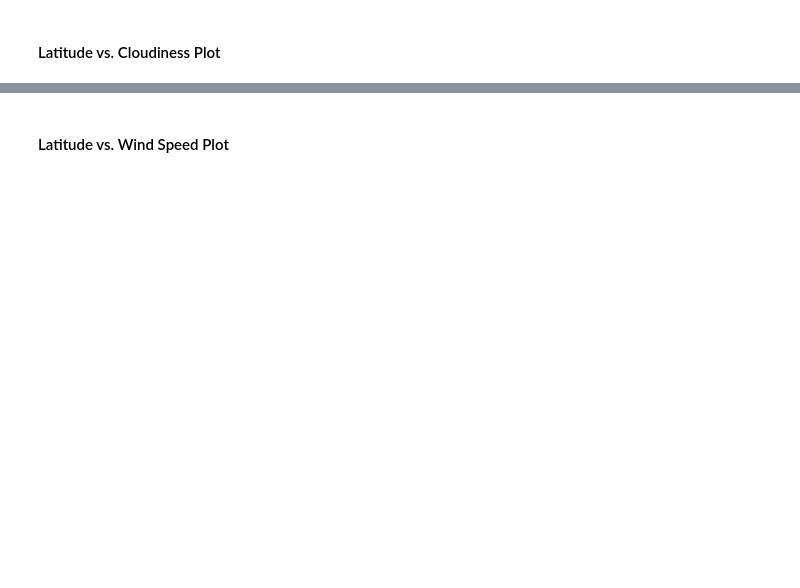
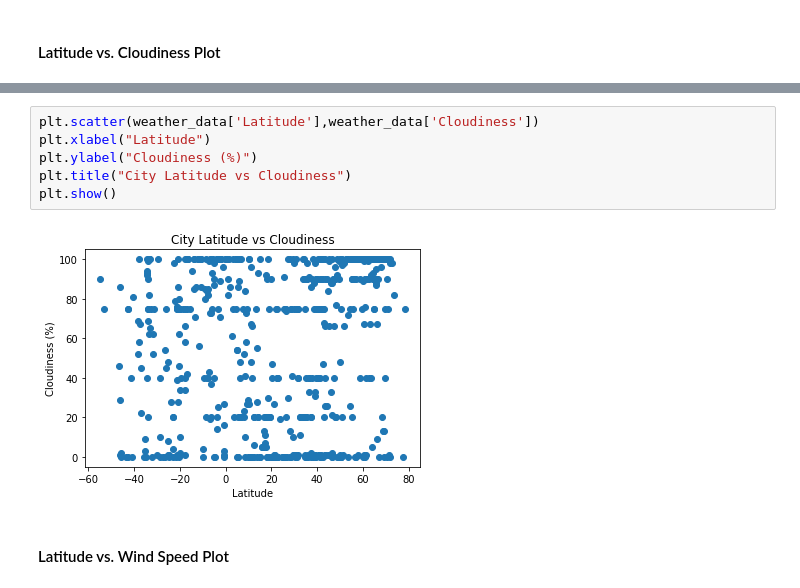
Before and after one commit to BenSnyder90/python-api-challenge, a Jupyter notebook: WeatherPy/WeatherPy.ipynb, the cells around one changed output, grey strips where cells are left out. Saved outputs shown, nothing was run; the diff lists cells and outputs as text; blank space fills up the shorter version.

```diff
--- a/WeatherPy/WeatherPy.ipynb
+++ b/WeatherPy/WeatherPy.ipynb
@@ -183,2 +182,10 @@ weather_data.head()
+# %%
+plt.scatter(weather_data['Latitude'],weather_data['Cloudiness'])
+plt.xlabel("Latitude")
+plt.ylabel("Cloudiness (%)")
+plt.title("City Latitude vs Cloudiness")
+plt.show()
+# %% [output]
+[figure, added]
 # %% [markdown]
 #### Latitude vs. Wind Speed Plot
```
Also changed, not shown: parts of 29 cells of this notebook.
